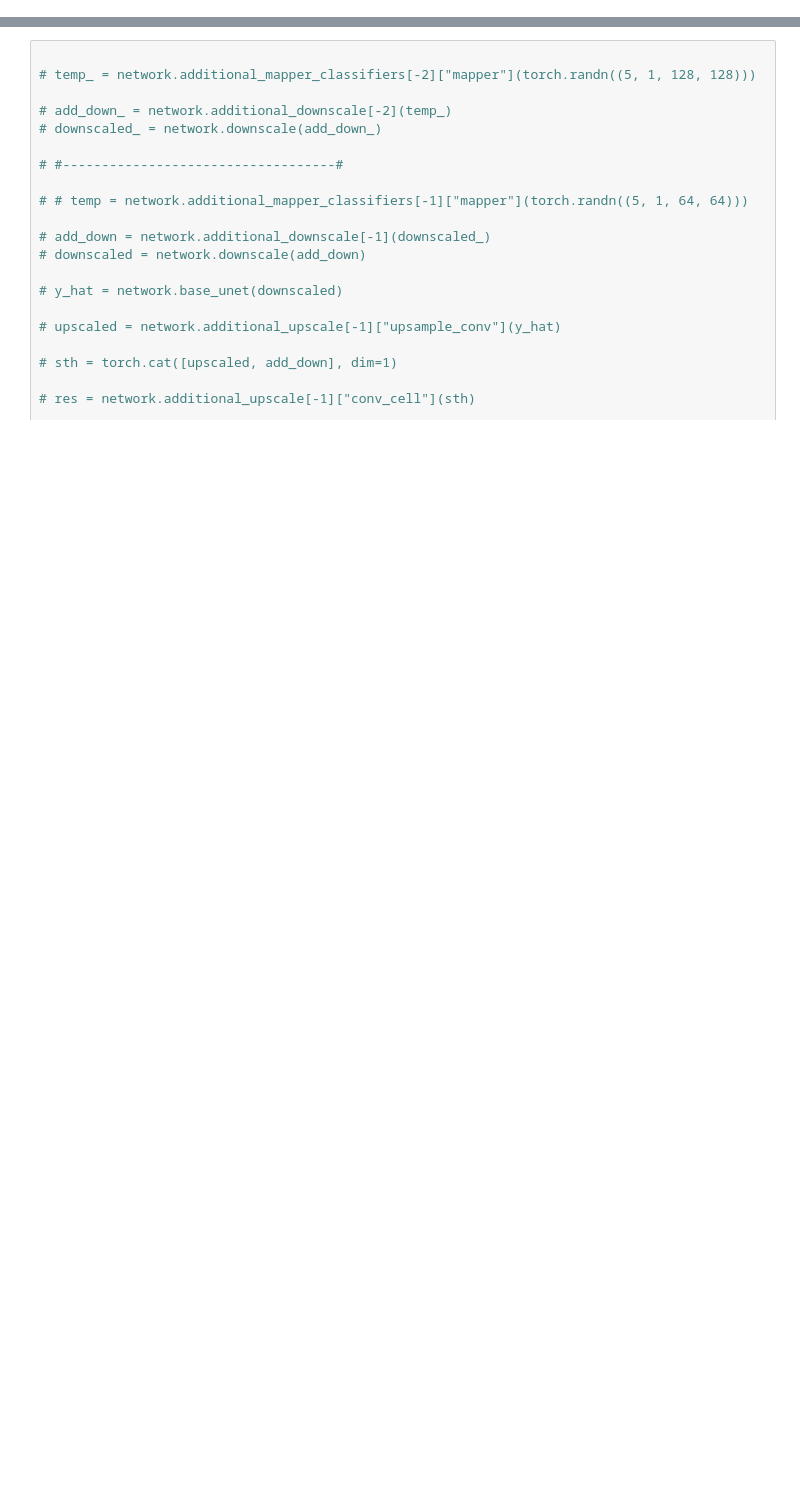
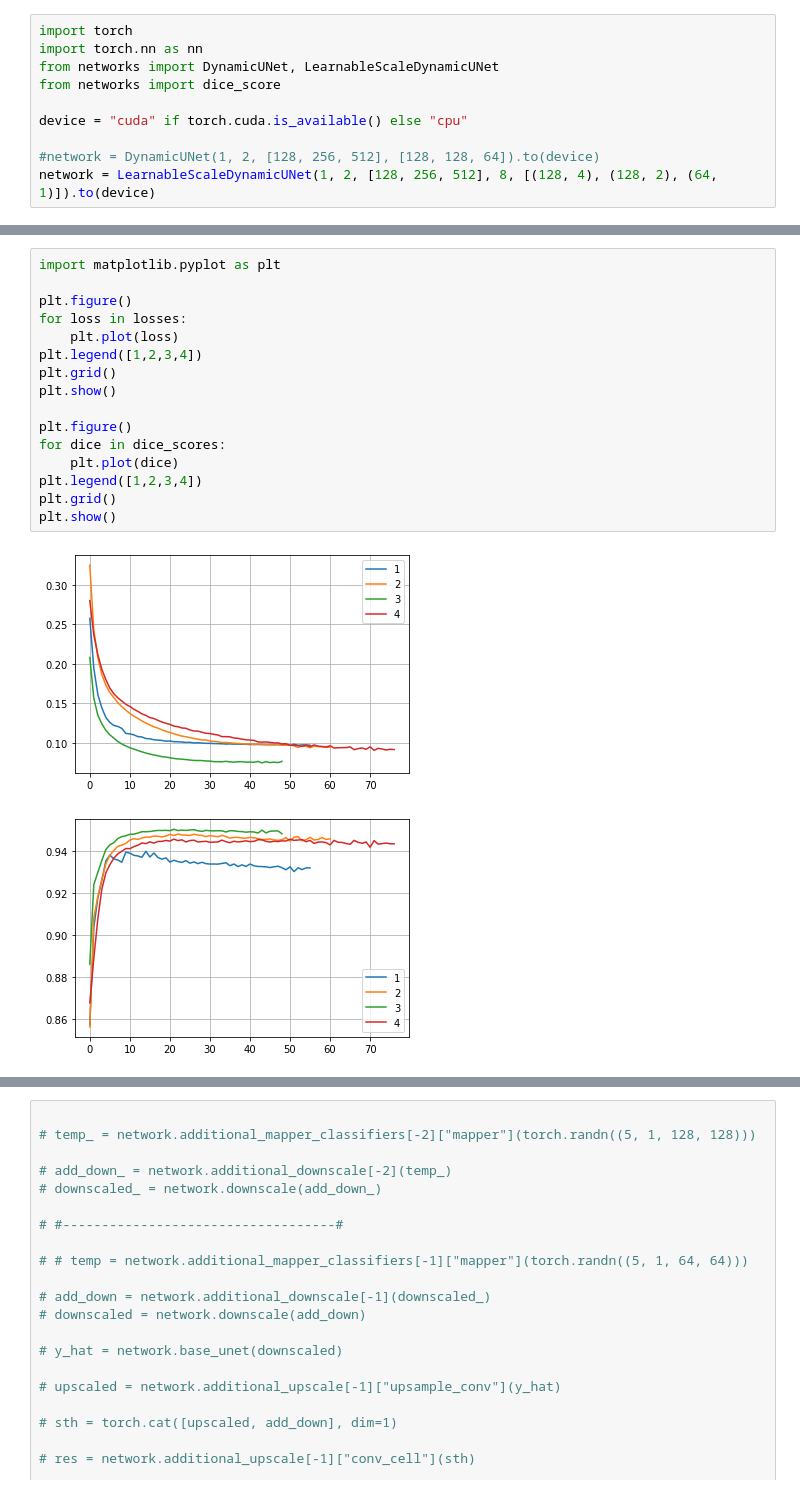
Before and after one commit to KrzysztofZywiecki/Dynamic-U-Net, a Jupyter notebook: test.ipynb, the cells around one changed output, grey strips where cells are left out. Saved outputs shown, nothing was run; the diff lists cells and outputs as text; blank space fills up the shorter version.

```diff
--- a/test.ipynb
+++ b/test.ipynb
@@ -16,0 +1,10 @@ print(val.size())
+# %%
+import torch
+import torch.nn as nn
+from networks import DynamicUNet, LearnableScaleDynamicUNet
+from networks import dice_score
+
+device = "cuda" if torch.cuda.is_available() else "cpu"
+
+#network = DynamicUNet(1, 2, [128, 256, 512], [128, 128, 64]).to(device)
+network = LearnableScaleDynamicUNet(1, 2, [128, 256, 512], 8, [(128, 4), (128, 2), (64, 1)]).to(device)
@@ -16,0 +118,19 @@ print(val.size())
+# %%
+import matplotlib.pyplot as plt
+
+plt.figure()
+for loss in losses:
+    plt.plot(loss)
+plt.legend([1,2,3,4])
+plt.grid()
+plt.show()
+
+plt.figure()
+for dice in dice_scores:
+    plt.plot(dice)
+plt.legend([1,2,3,4])
+plt.grid()
+plt.show()
+# %% [output]
+[figure, added]
+[figure, added]
```
Also changed, not shown: parts of 8 cells of this notebook, 4 other files.
